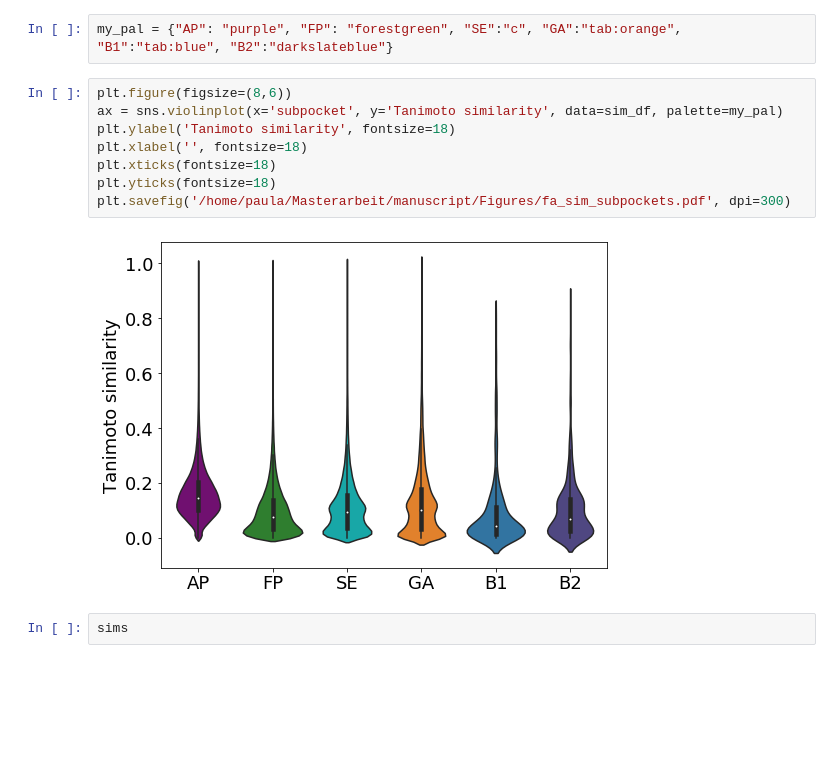
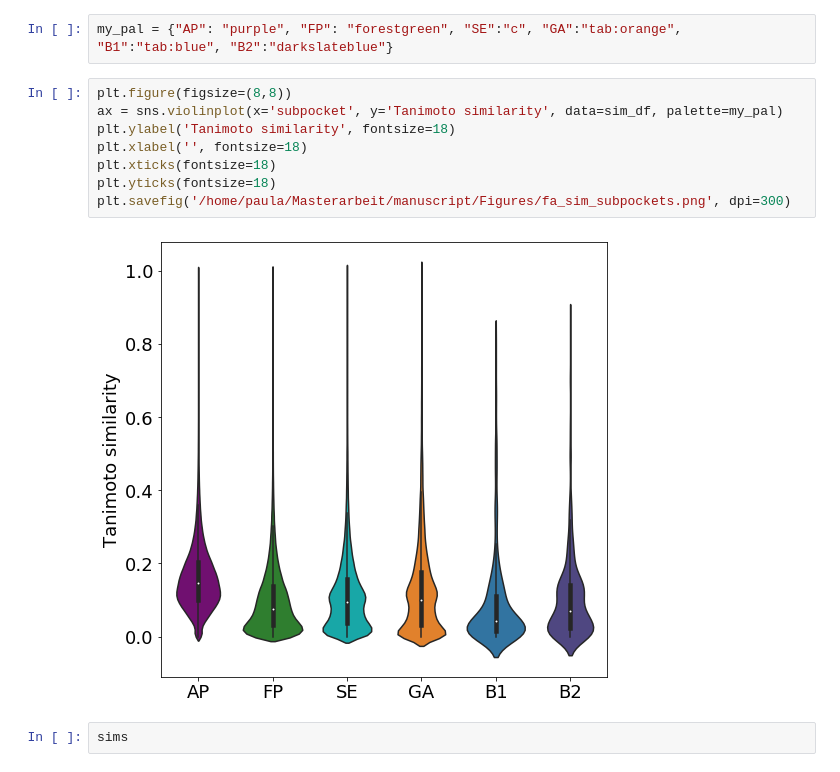
Before and after one commit to volkamerlab/KinaseFocusedFragmentLibrary, a Jupyter notebook: kinase_focused_fragment_library/analysis/fragment_analysis/similarity.ipynb, the cells around one changed output. Drawn from its saved outputs; the diff is of its cells as text; blank space fills up the shorter version.

```diff
--- a/kinase_focused_fragment_library/analysis/fragment_analysis/similarity.ipynb
+++ b/kinase_focused_fragment_library/analysis/fragment_analysis/similarity.ipynb
@@ -321,15 +313,15 @@ for sp in subpockets:
 # %%
 my_pal = {"AP": "purple", "FP": "forestgreen", "SE":"c", "GA":"tab:orange", "B1":"tab:blue", "B2":"darkslateblue"}
 # %%
-plt.figure(figsize=(8,6))
+plt.figure(figsize=(8,8))
 ax = sns.violinplot(x='subpocket', y='Tanimoto similarity', data=sim_df, palette=my_pal)
 plt.ylabel('Tanimoto similarity', fontsize=18)
 plt.xlabel('', fontsize=18)
 plt.xticks(fontsize=18)
 plt.yticks(fontsize=18)
-plt.savefig('/home/paula/Masterarbeit/manuscript/Figures/fa_sim_subpockets.pdf', dpi=300)
+plt.savefig('/home/paula/Masterarbeit/manuscript/Figures/fa_sim_subpockets.png', dpi=300)
 # %% [output]
-[figure, old version]
+[figure, new version]
 # %%
 sims
 # %% [output]
```
Also changed, not shown: parts of 2 cells of this notebook, 1 other file.
